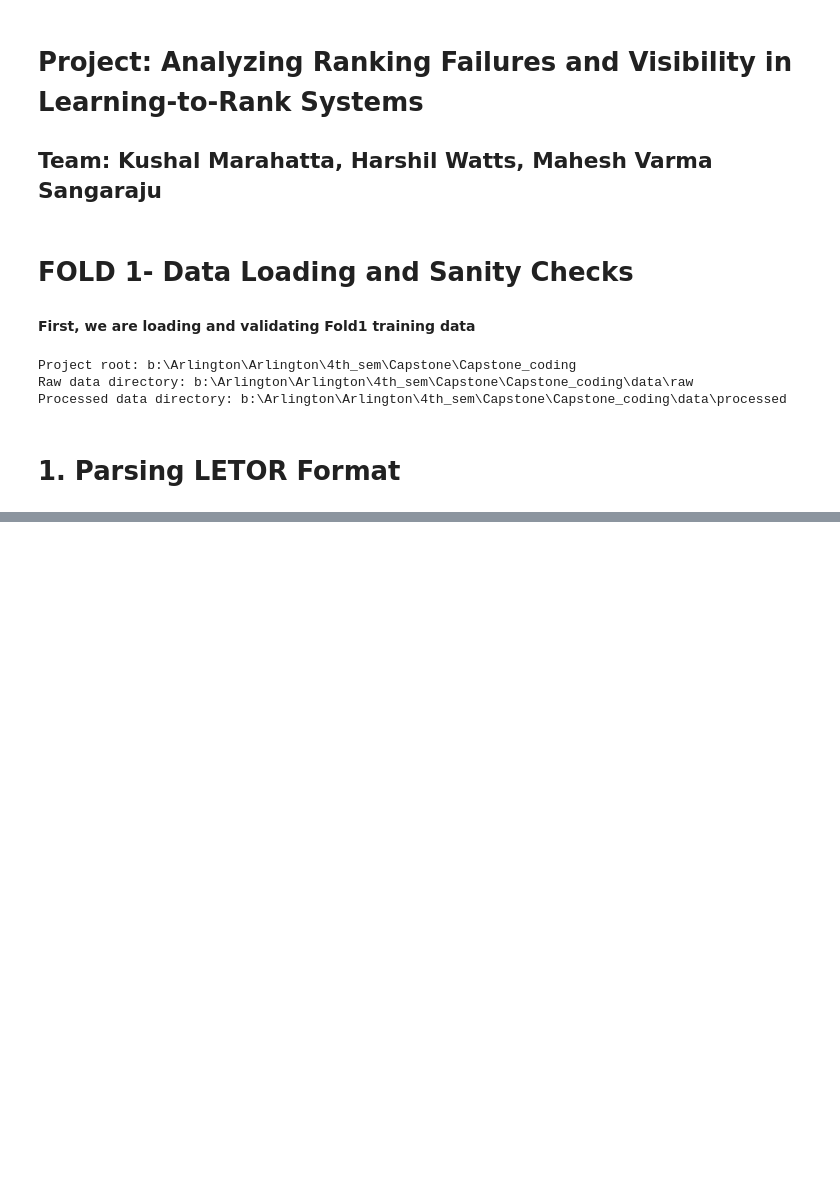
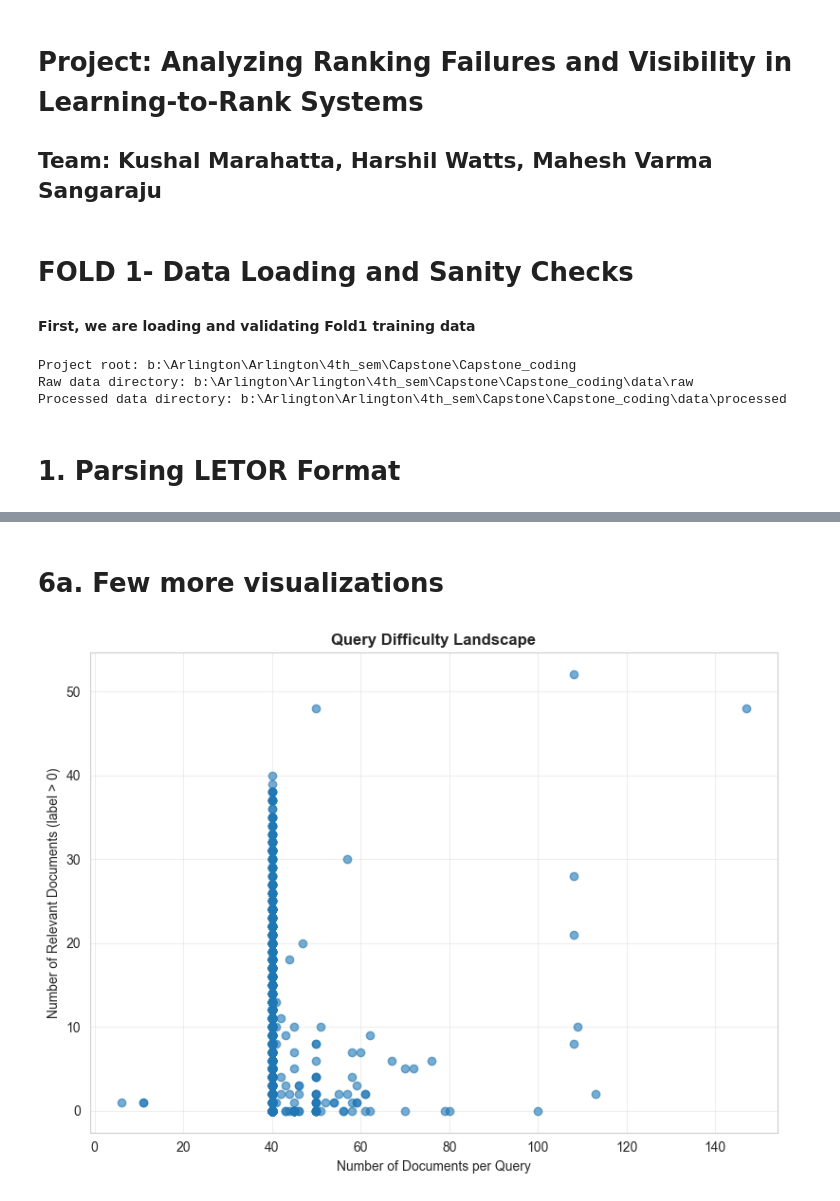
Before and after one commit to KushalMarahatta/Capstone_coding, a Jupyter notebook: notebooks/01_eda.ipynb, the cells around one changed output, grey strips where cells are left out. Cells and saved outputs as stored; diff of their text form; code cells hidden in the pictures; blank space fills up the shorter version.

```diff
--- a/notebooks/01_eda.ipynb
+++ b/notebooks/01_eda.ipynb
@@ -86,0 +121,24 @@ def parse_letor_file(filepath):
+# %%
+#Creating a structured DAtaFrame
+records=[]
+for item in train_data:
+    record={
+        'label':item['label'],
+        'qid':item['qid'],
+        'docid':item['docid']
+    }
+    #Just getting the identifiers not features
+
+    #Adding all features as columns
+    for fid, value in item['features'].items():
+        record[f'f{fid}']=value     #take the value of fid, convert it to a string and insert it into 'f{}'
+        """
+        If item['features'] is: {1:0.03, 2:0.66, 3:0.5, ..., 46:0.0},
+        then this loop creates columns like: f1  f2  f3  ...  f46 with their numeric values
+        """
+    records.append(record)  #Adds one fully flattened row
+
+df=pd.DataFrame(records)
+print(f"Dataframe shape: {df.shape}")
+print(f"\n First few rows:")
+df.head()
@@ -86,0 +338,18 @@ def parse_letor_file(filepath):
+# %% [markdown]
+# 6a. Few more visualizations
+# %%
+plt.figure(figsize=(8,6))
+plt.scatter(
+    query_df['num_docs'],
+    query_df['num_relevant'],
+    alpha=0.6
+)
+
+plt.xlabel('Number of Documents per Query')
+plt.ylabel('Number of Relevant Documents (label > 0)')
+plt.title('Query Difficulty Landscape', fontweight='bold')
+plt.grid(alpha=0.3)
+plt.tight_layout()
+plt.show()
+# %% [output]
+[figure, added]
```
Also changed, not shown: parts of 32 cells of this notebook, 1 other file.
